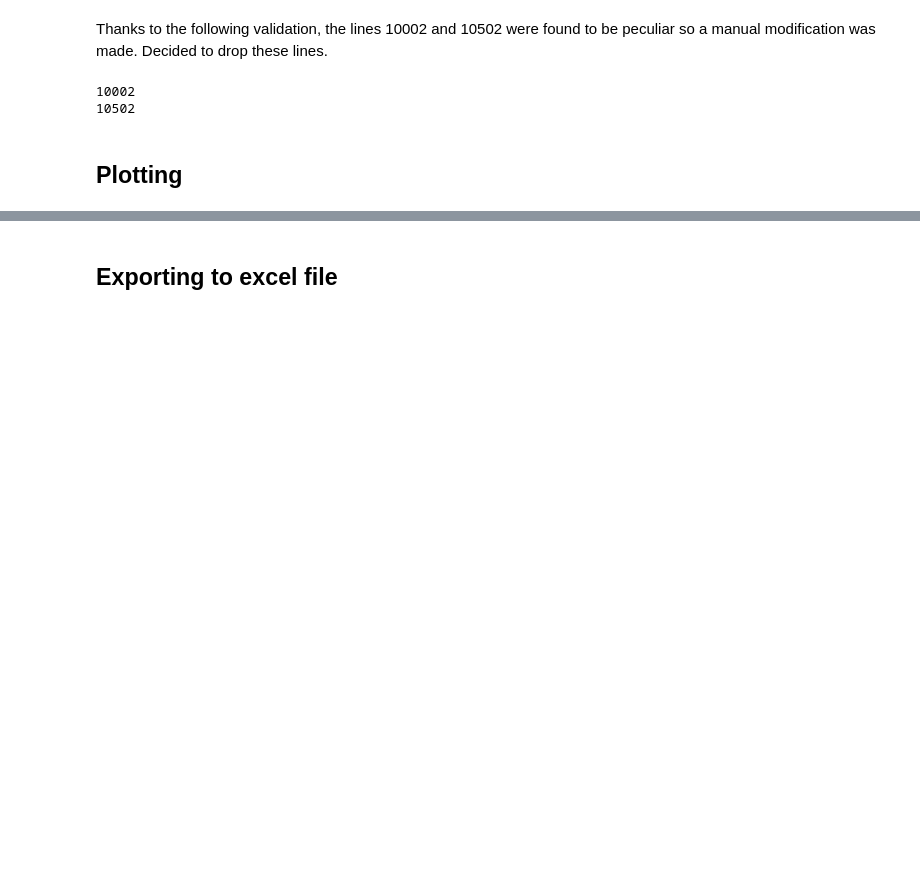
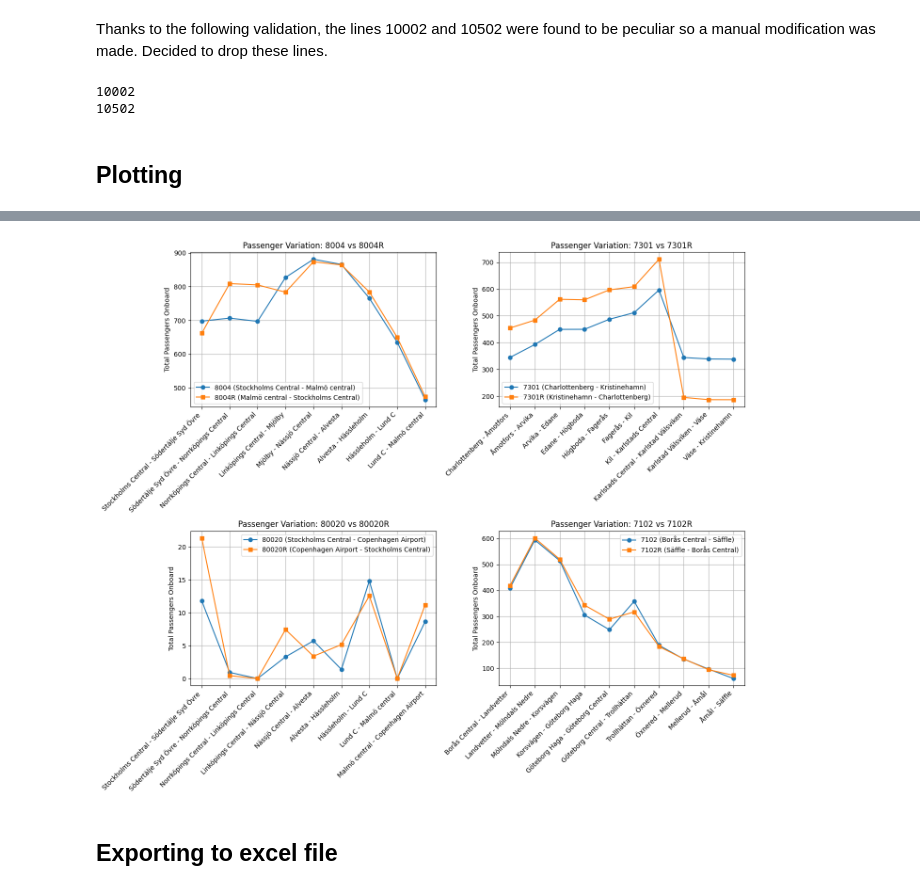
Before and after one commit to abdeaitali/priopunkt, a Jupyter notebook: static_pass_all_2024.ipynb, the cells around one changed output, grey strips where cells are left out. Cells and saved outputs as stored; diff of their text form; code cells hidden in the pictures; blank space fills up the shorter version.

```diff
--- a/static_pass_all_2024.ipynb
+++ b/static_pass_all_2024.ipynb
@@ -204,3 +289,51 @@ We first plot the ridership (pax ombord) for some random southbound lines.
+# %%
+# do the same but for four random lines and their inverses, use a 2*2 figure to plot them
+# Get four random lines that have inverses
+
+import matplotlib.pyplot as plt
+import numpy as np
+
+# Get four random lines that have inverses
+random_lines = np.random.choice(base_lines, 4)
+random_lines_inverse = [line + 'R' for line in random_lines]
+
+# Create a 2x2 subplot figure
+fig, axs = plt.subplots(2, 2, figsize=(14, 12))
+
+# Iterate through each random line and its inverse to plot
+for i, (line, inverse_line) in enumerate(zip(random_lines, random_lines_inverse)):
+    ax = axs[i // 2, i % 2]  # Determine the correct subplot (2x2)
+
+    # Get data for both lines
+    line_data = new_df_pax[new_df_pax['Linje'] == line]
+    inverse_data = new_df_pax[new_df_pax['Linje'] == inverse_line]
+
+    # Calculate total passengers onboard
+    onboard_cols = ['ombord_pr_nat', 'ombord_tj_nat', 'ombord_arb_nat',
+                    'ombord_arb_reg', 'ombord_tj_reg', 'ombord_övr_reg']
+    total_onboard = line_data[onboard_cols].sum(axis=1)
+    total_onboard_inverse = inverse_data[onboard_cols].sum(axis=1).iloc[::-1].reset_index(drop=True)
+
+    # Create segment labels
+    segments = [f"{row['från']} - {row['till']}" for _, row in line_data.iterrows()]
+    segments_inverse = [f"{row['från']} - {row['till']}" for _, row in inverse_data.iterrows()]
+
+    # Plot the line and its inverse
+    ax.plot(range(len(segments)), total_onboard, marker='o', label=f"{line} ({line_data['först'].unique()[0]} - {line_data['sist'].unique()[0]})")
+    ax.plot(range(len(segments_inverse)), total_onboard_inverse, marker='s', label=f"{inverse_line} ({inverse_data['först'].unique()[0]} - {inverse_data['sist'].unique()[0]})")
+
+    # Set x-axis labels, title, and other plot formatting
+    ax.set_xticks(range(max(len(segments), len(segments_inverse))))
+    ax.set_xticklabels(segments, rotation=45, ha='right')
+    ax.set_ylabel('Total Passengers Onboard')
+    ax.set_title(f'Passenger Variation: {line} vs {inverse_line}')
+    ax.grid(True)
+    ax.legend()
+
+plt.tight_layout()
+plt.show()
+# %% [output]
+[figure, added]
 # %% [markdown]
 ## Exporting to excel file
 # %%
```
Also changed, not shown: parts of 5 cells of this notebook, 1 other file.
